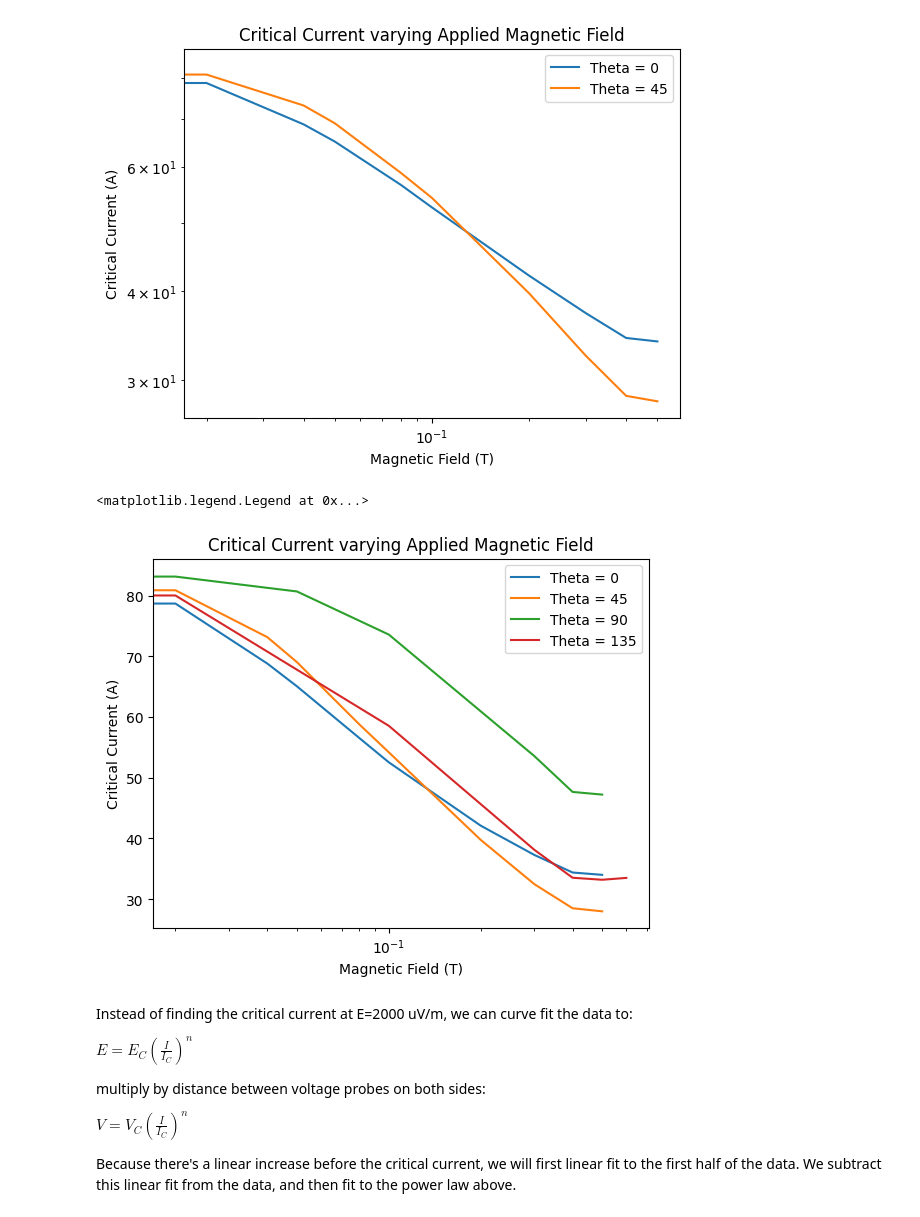
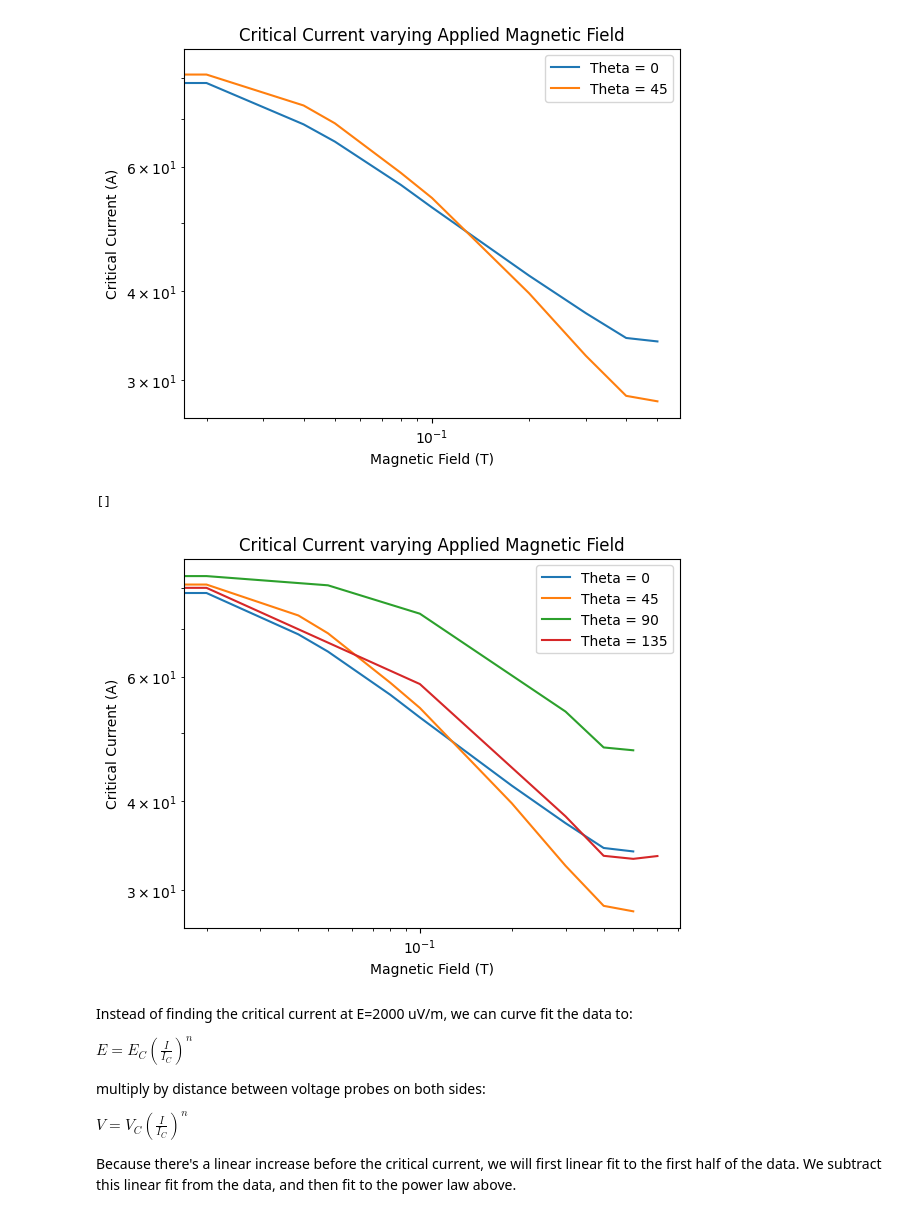
Before and after one commit to rcs19/jrn542_icy_durham, a Jupyter notebook: src/workbook.ipynb, the cells around one changed output. Saved outputs shown, nothing was run; the diff lists cells and outputs as text; code cells hidden in the pictures.

```diff
--- a/src/workbook.ipynb
+++ b/src/workbook.ipynb
@@ -133,18 +141,18 @@ plt.loglog()
 # %%
 fig, ax = plt.subplots()
 ax.plot(df_Ic_0['field'], df_Ic_0['I_c'], label="Theta = 0")
 ax.plot(df_Ic_45['field'], df_Ic_45['I_c'], label="Theta = 45")
 ax.plot(df_Ic_90['field'], df_Ic_90['I_c'], label="Theta = 90")
 ax.plot(df_Ic_135['field'], df_Ic_135['I_c'], label="Theta = 135")
 ax.set_xlabel("Magnetic Field (T)")
 ax.set_ylabel("Critical Current (A)")
 ax.set_title("Critical Current varying Applied Magnetic Field")
-plt.xscale('log')
+# plt.xscale('log')
 plt.legend()
-# plt.loglog()
+plt.loglog()
 # %% [output]
-<matplotlib.legend.Legend at 0x...>
+[]
-[figure, old version]
+[figure, new version]
 # %% [markdown]
 Instead of finding the critical current at E=2000 uV/m, we can curve fit the data to:
 
```
Also changed, not shown: parts of 11 cells of this notebook, 1 other file.
